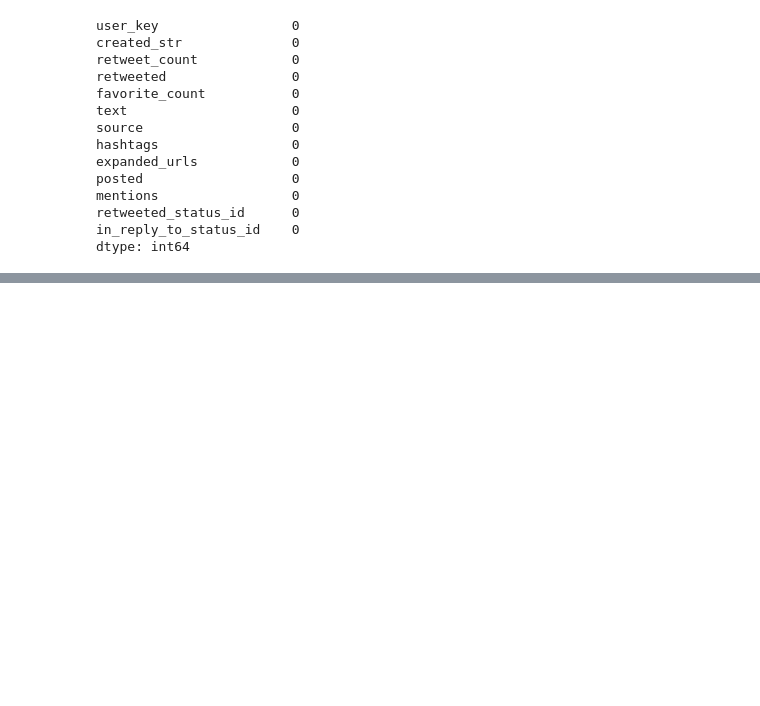
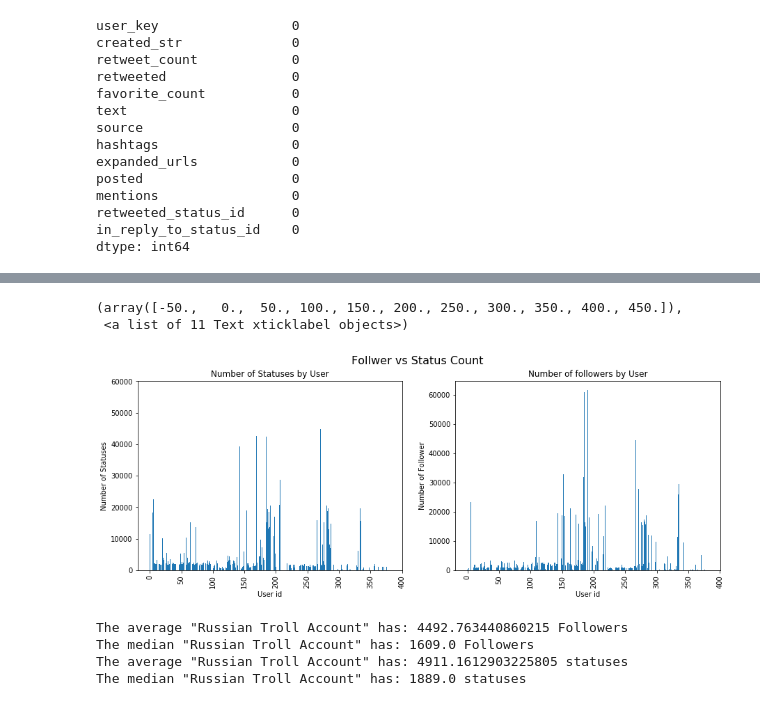
Before and after one commit to Jdeep/info212project, a Jupyter notebook: Russian Tweets Project.ipynb, the cells around one changed output, grey strips where cells are left out. Cells and saved outputs as stored; diff of their text form; code cells hidden in the pictures; blank space fills up the shorter version.

```diff
--- a/Russian Tweets Project.ipynb
+++ b/Russian Tweets Project.ipynb
@@ -152,0 +315,36 @@ top_20_df = pd.DataFrame({'text':retweets.index, 'retweets':retweets.values})
+# %%
+#plot graph about accounts created by time
+fig = plt.figure(figsize=(15,5))
+fig.suptitle('Follwer vs Status Count ', fontsize=16)
+axis4 = fig.add_subplot(121)
+axis4.bar(twitter_user['statuses_count'].index, twitter_user['statuses_count'])
+axis4.set_title('Number of Statuses by User')
+axis4.set_ylabel('Number of Statuses')
+axis4.set_xlabel('User id')
+plt.xticks(rotation=90)
+axis5 = fig.add_subplot(122)
+axis5.bar(twitter_user['followers_count'].index, twitter_user['followers_count'])
+axis5.set_title('Number of followers by User')
+axis5.set_ylabel('Number of Follower')
+axis5.set_xlabel('User id')
+plt.xticks(rotation=90)
+# %% [output]
+(array([-50.,   0.,  50., 100., 150., 200., 250., 300., 350., 400., 450.]),
+ <a list of 11 Text xticklabel objects>)
+[figure, added]
+# %%
+#Follower_Count
+follower_count_mean = twitter_user['followers_count'].mean()
+follower_count_median = twitter_user['followers_count'].median()
+print('The average "Russian Troll Account" has:', follower_count_mean, 'Followers')
+print('The median "Russian Troll Account" has:', follower_count_median, 'Followers')
+#Status Count
+statuses_count_mean = twitter_user['statuses_count'].mean()
+statuses_count_median = twitter_user['statuses_count'].median()
+print('The average "Russian Troll Account" has:', statuses_count_mean, 'statuses')
+print('The median "Russian Troll Account" has:', statuses_count_median, 'statuses')
+# %% [output]
+The average "Russian Troll Account" has: 4492.763440860215 Followers
+The median "Russian Troll Account" has: 1609.0 Followers
+The average "Russian Troll Account" has: 4911.1612903225805 statuses
+The median "Russian Troll Account" has: 1889.0 statuses
```
Also changed, not shown: parts of 42 cells of this notebook.
